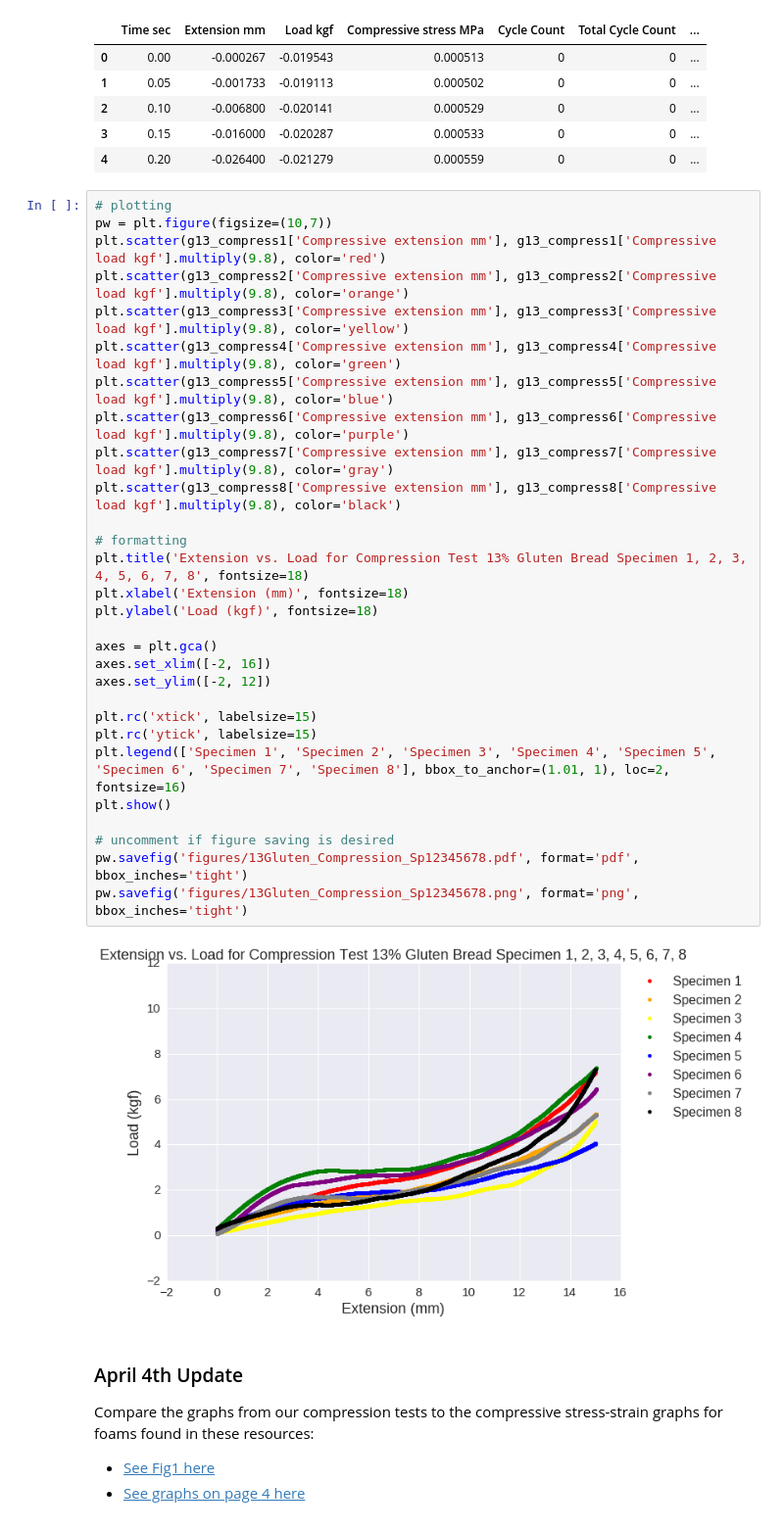
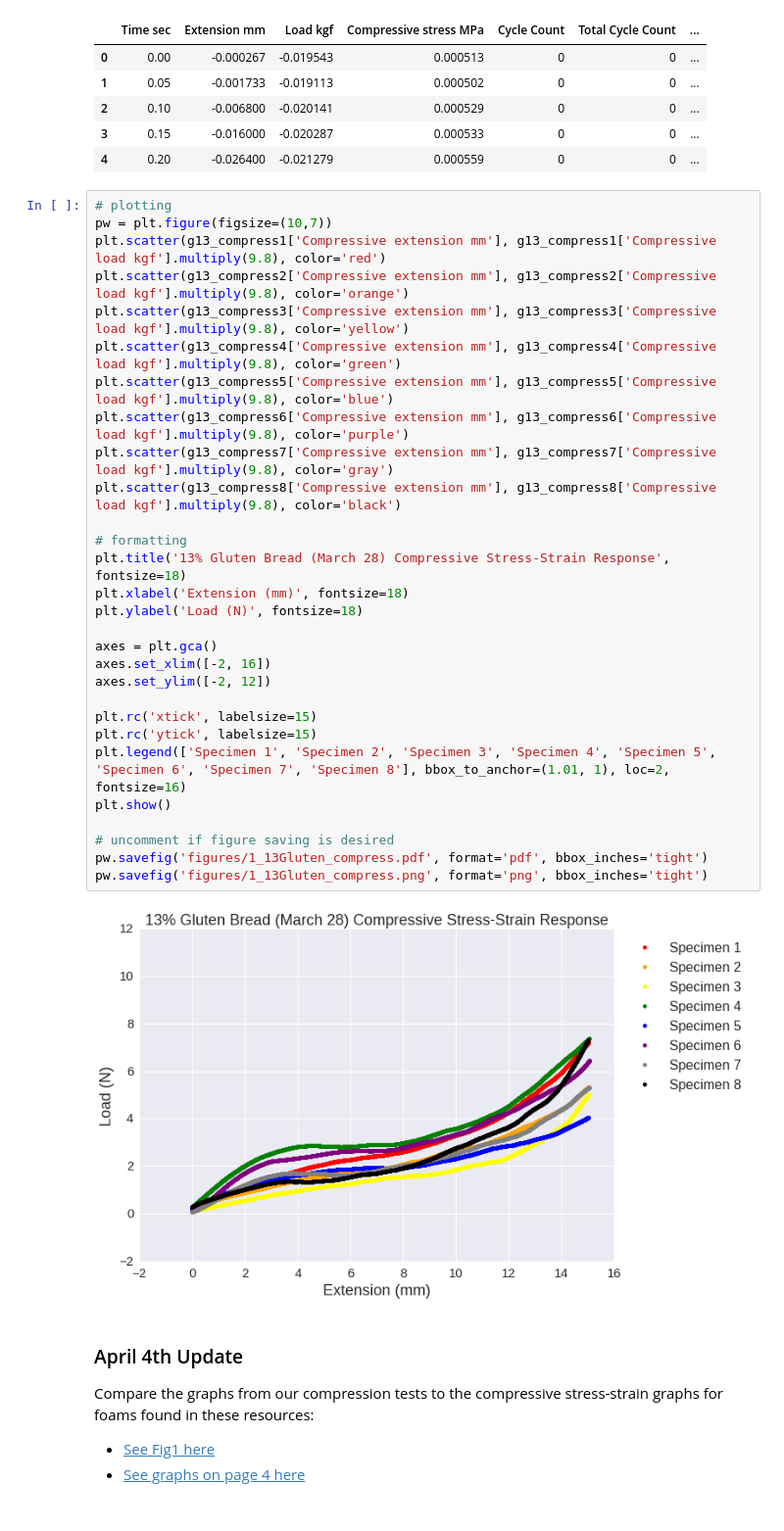
Before and after one commit to greenteawarrior/MatSci, a Jupyter notebook: GFBaking/instron_raw.ipynb, the cells around one changed output. Shown: that part at 98% size. Saved outputs shown, nothing was run; the diff lists cells and outputs as text.

```diff
--- a/GFBaking/instron_raw.ipynb
+++ b/GFBaking/instron_raw.ipynb
@@ -146,34 +148,34 @@ g13_compress1.head()
 # %%
 # plotting
 pw = plt.figure(figsize=(10,7))
 plt.scatter(g13_compress1['Compressive extension mm'], g13_compress1['Compressive load kgf'].multiply(9.8), color='red')
 plt.scatter(g13_compress2['Compressive extension mm'], g13_compress2['Compressive load kgf'].multiply(9.8), color='orange')
 plt.scatter(g13_compress3['Compressive extension mm'], g13_compress3['Compressive load kgf'].multiply(9.8), color='yellow')
 plt.scatter(g13_compress4['Compressive extension mm'], g13_compress4['Compressive load kgf'].multiply(9.8), color='green')
 plt.scatter(g13_compress5['Compressive extension mm'], g13_compress5['Compressive load kgf'].multiply(9.8), color='blue')
 plt.scatter(g13_compress6['Compressive extension mm'], g13_compress6['Compressive load kgf'].multiply(9.8), color='purple')
 plt.scatter(g13_compress7['Compressive extension mm'], g13_compress7['Compressive load kgf'].multiply(9.8), color='gray')
 plt.scatter(g13_compress8['Compressive extension mm'], g13_compress8['Compressive load kgf'].multiply(9.8), color='black')
 
 # formatting
-plt.title('Extension vs. Load for Compression Test 13% Gluten Bread Specimen 1, 2, 3, 4, 5, 6, 7, 8', fontsize=18)
+plt.title('13% Gluten Bread (March 28) Compressive Stress-Strain Response', fontsize=18)
 plt.xlabel('Extension (mm)', fontsize=18)
-plt.ylabel('Load (kgf)', fontsize=18)
+plt.ylabel('Load (N)', fontsize=18)
 
 axes = plt.gca()
 axes.set_xlim([-2, 16])
 axes.set_ylim([-2, 12])
 
 plt.rc('xtick', labelsize=15)
 plt.rc('ytick', labelsize=15)
 plt.legend(['Specimen 1', 'Specimen 2', 'Specimen 3', 'Specimen 4', 'Specimen 5', 'Specimen 6', 'Specimen 7', 'Specimen 8'], bbox_to_anchor=(1.01, 1), loc=2, fontsize=16)
 plt.show()
 
 # uncomment if figure saving is desired
-pw.savefig('figures/13Gluten_Compression_Sp12345678.pdf', format='pdf', bbox_inches='tight')
-pw.savefig('figures/13Gluten_Compression_Sp12345678.png', format='png', bbox_inches='tight')
+pw.savefig('figures/1_13Gluten_compress.pdf', format='pdf', bbox_inches='tight')
+pw.savefig('figures/1_13Gluten_compress.png', format='png', bbox_inches='tight')
 # %% [output]
-[figure, old version]
+[figure, new version]
 # %% [markdown]
 ### April 4th Update
 
```
Also changed, not shown: parts of 6 cells of this notebook, 28 other files.
